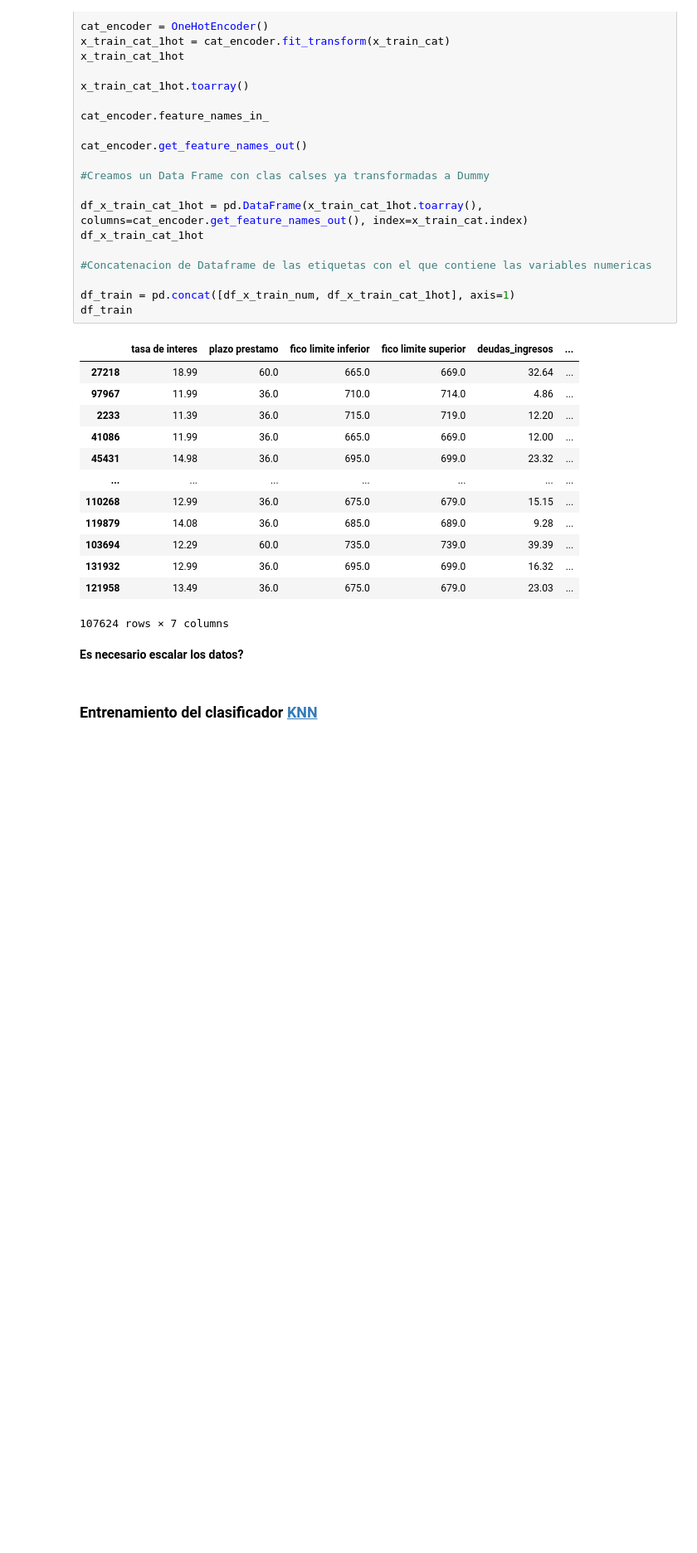
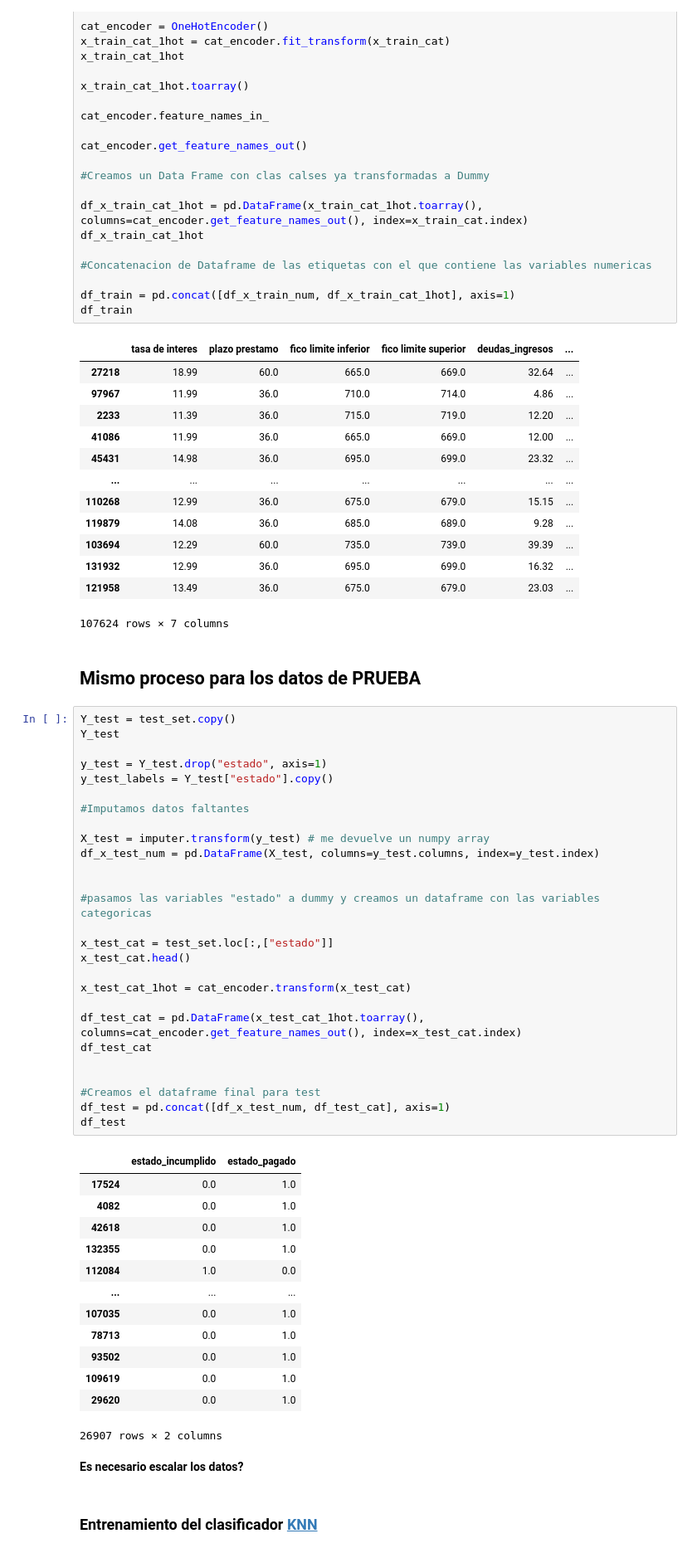
Before and after one commit to axelescalante0/Aprendizaje-Maquinal, a Jupyter notebook: main/Algoritmo_KNN.ipynb, the cells around one changed output. Shown at 83% size. Drawn from its saved outputs; the diff is of its cells as text; blank space fills up the shorter version.

Commit message:
Proceso de Analisis para los datos de Prueba

```diff
--- a/main/Algoritmo_KNN.ipynb
+++ b/main/Algoritmo_KNN.ipynb
@@ -316,6 +316,49 @@ df_train
 | 131932 | 12.99 | 36.0 | 695.0 | 699.0 | 16.32 | ... |
 | 121958 | 13.49 | 36.0 | 675.0 | 679.0 | 23.03 | ... |
 107624 rows × 7 columns
+# %% [markdown]
+## Mismo proceso para los datos de PRUEBA
+# %%
+Y_test = test_set.copy()
+Y_test
+
+y_test = Y_test.drop("estado", axis=1)
+y_test_labels = Y_test["estado"].copy()
+
+#Imputamos datos faltantes
+
+X_test = imputer.transform(y_test) # me devuelve un numpy array
+df_x_test_num = pd.DataFrame(X_test, columns=y_test.columns, index=y_test.index)
+
+
+#pasamos las variables "estado" a dummy y creamos un dataframe con las variables categoricas
+
+x_test_cat = test_set.loc[:,["estado"]]
+x_test_cat.head()
+
+x_test_cat_1hot = cat_encoder.transform(x_test_cat)
+
+df_test_cat = pd.DataFrame(x_test_cat_1hot.toarray(), columns=cat_encoder.get_feature_names_out(), index=x_test_cat.index)
+df_test_cat
+
+
+#Creamos el dataframe final para test
+df_test = pd.concat([df_x_test_num, df_test_cat], axis=1)
+df_test
+# %% [output]
+|  | estado_incumplido | estado_pagado |
+| 17524 | 0.0 | 1.0 |
+| 4082 | 0.0 | 1.0 |
+| 42618 | 0.0 | 1.0 |
+| 132355 | 0.0 | 1.0 |
+| 112084 | 1.0 | 0.0 |
+| ... | ... | ... |
+| 107035 | 0.0 | 1.0 |
+| 78713 | 0.0 | 1.0 |
+| 93502 | 0.0 | 1.0 |
+| 109619 | 0.0 | 1.0 |
+| 29620 | 0.0 | 1.0 |
+26907 rows × 2 columns
 # %% [markdown]
 **Es necesario escalar los datos?**
 # %% [markdown]
```
Also changed, not shown: parts of 3 cells of this notebook.
